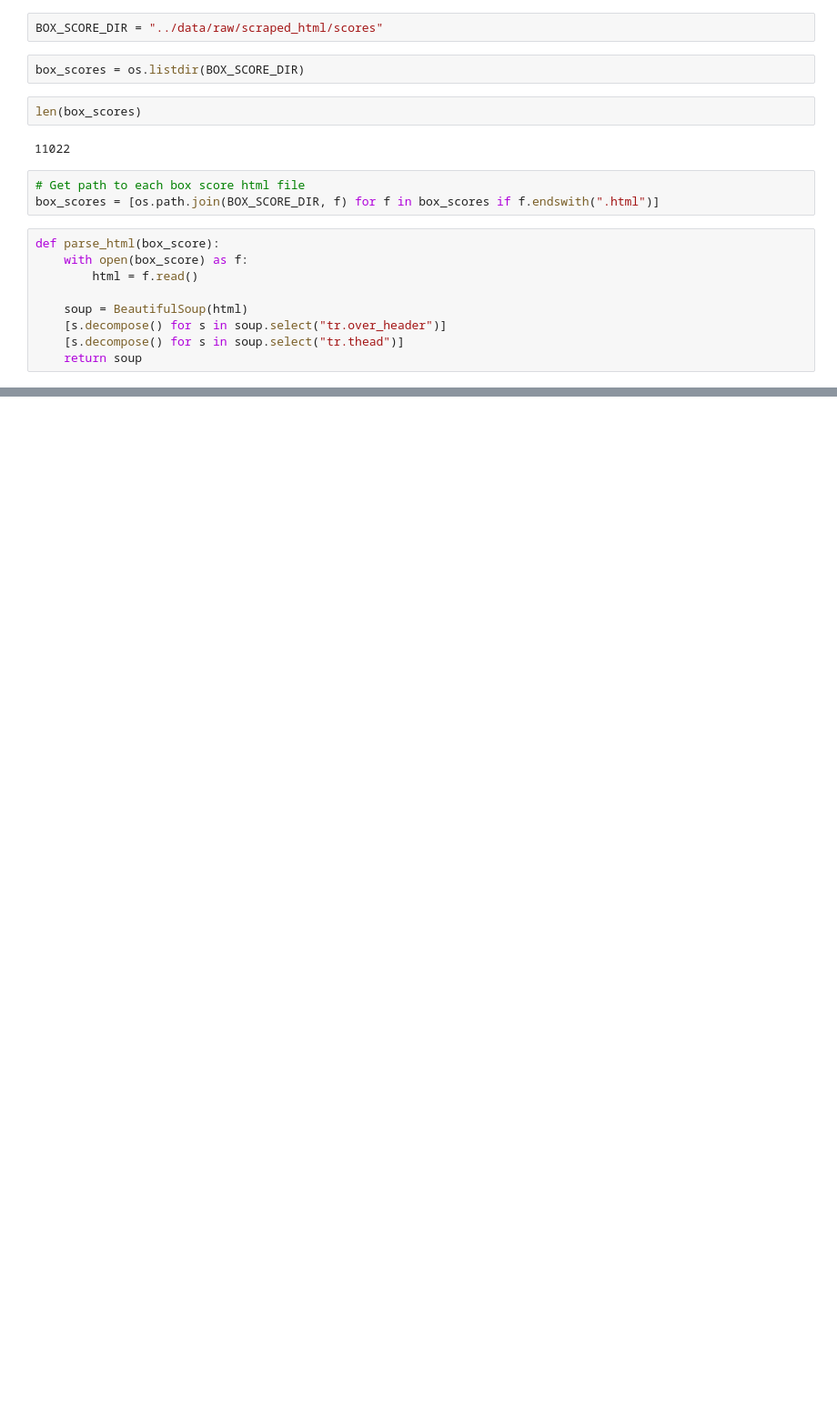
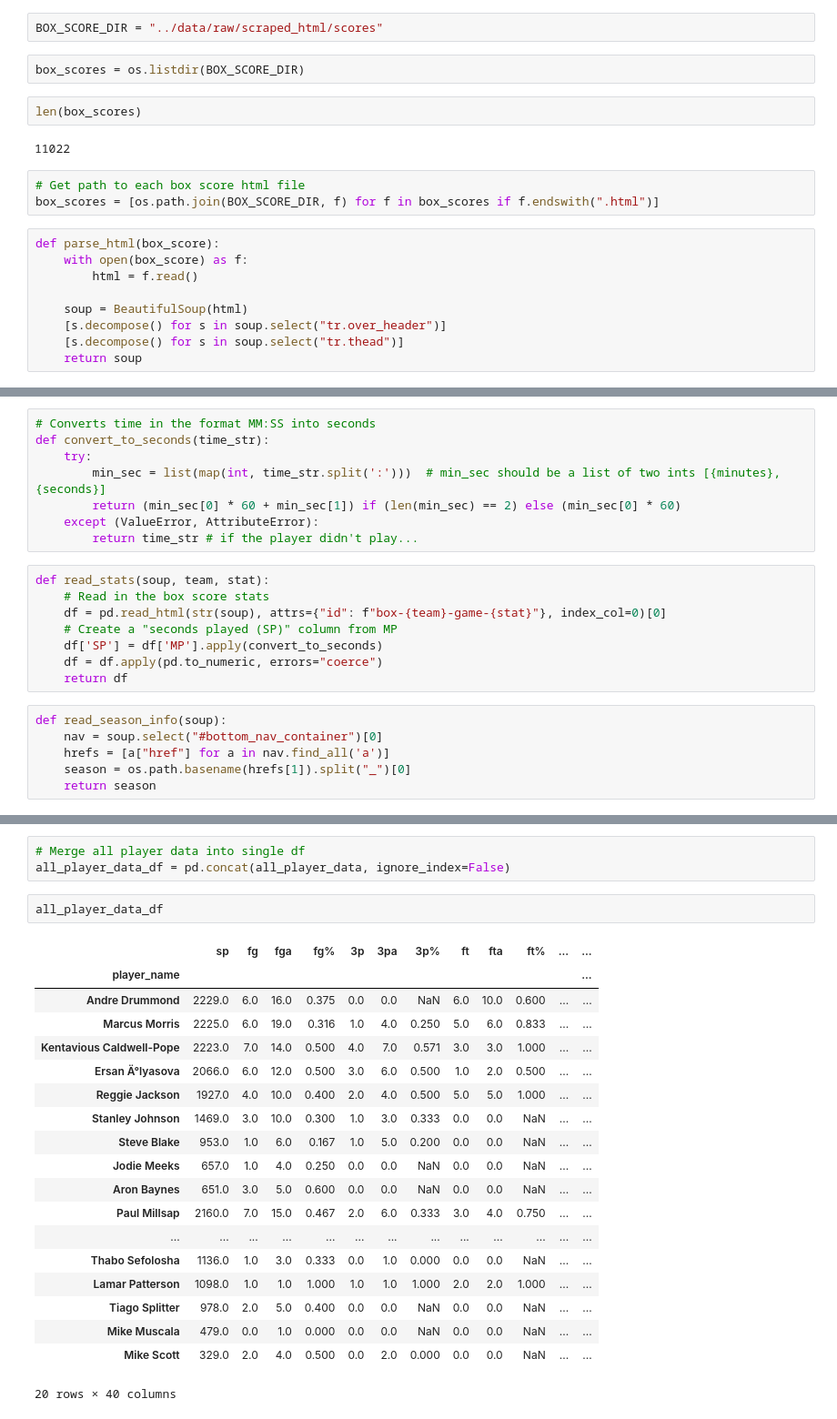
Before and after one commit to rqian239/RunTime, a Jupyter notebook: runtime/notebooks/parse_player_data.ipynb, the cells around one changed output, grey strips where cells are left out. Shown at 91% size. Saved outputs shown, nothing was run; the diff lists cells and outputs as text; blank space fills up the shorter version.

Commit message:
Parse player data notebook should be done

```diff
--- a/runtime/notebooks/parse_player_data.ipynb
+++ b/runtime/notebooks/parse_player_data.ipynb
@@ -27,0 +37,22 @@ soup = parse_html(box_score)
+# %%
+# Converts time in the format MM:SS into seconds
+def convert_to_seconds(time_str):
+    try:
+        min_sec = list(map(int, time_str.split(':')))  # min_sec should be a list of two ints [{minutes}, {seconds}]
+        return (min_sec[0] * 60 + min_sec[1]) if (len(min_sec) == 2) else (min_sec[0] * 60)
+    except (ValueError, AttributeError):
+        return time_str # if the player didn't play...
+# %%
+def read_stats(soup, team, stat):
+    # Read in the box score stats
+    df = pd.read_html(str(soup), attrs={"id": f"box-{team}-game-{stat}"}, index_col=0)[0]
+    # Create a "seconds played (SP)" column from MP
+    df['SP'] = df['MP'].apply(convert_to_seconds)
+    df = df.apply(pd.to_numeric, errors="coerce")
+    return df
+# %%
+def read_season_info(soup):
+    nav = soup.select("#bottom_nav_container")[0]
+    hrefs = [a["href"] for a in nav.find_all('a')]
+    season = os.path.basename(hrefs[1]).split("_")[0]
+    return season
@@ -27,0 +195,25 @@ soup = parse_html(box_score)
+# %%
+# Merge all player data into single df
+all_player_data_df = pd.concat(all_player_data, ignore_index=False)
+# %%
+all_player_data_df
+# %% [output]
+|  | sp | fg | fga | fg% | 3p | 3pa | 3p% | ft | fta | ft% | ... | ... |
+| player_name |  |  |  |  |  |  |  |  |  |  |  | ... |
+| Andre Drummond | 2229.0 | 6.0 | 16.0 | 0.375 | 0.0 | 0.0 | NaN | 6.0 | 10.0 | 0.600 | ... | ... |
+| Marcus Morris | 2225.0 | 6.0 | 19.0 | 0.316 | 1.0 | 4.0 | 0.250 | 5.0 | 6.0 | 0.833 | ... | ... |
+| Kentavious Caldwell-Pope | 2223.0 | 7.0 | 14.0 | 0.500 | 4.0 | 7.0 | 0.571 | 3.0 | 3.0 | 1.000 | ... | ... |
+| Ersan Ä°lyasova | 2066.0 | 6.0 | 12.0 | 0.500 | 3.0 | 6.0 | 0.500 | 1.0 | 2.0 | 0.500 | ... | ... |
+| Reggie Jackson | 1927.0 | 4.0 | 10.0 | 0.400 | 2.0 | 4.0 | 0.500 | 5.0 | 5.0 | 1.000 | ... | ... |
+| Stanley Johnson | 1469.0 | 3.0 | 10.0 | 0.300 | 1.0 | 3.0 | 0.333 | 0.0 | 0.0 | NaN | ... | ... |
+| Steve Blake | 953.0 | 1.0 | 6.0 | 0.167 | 1.0 | 5.0 | 0.200 | 0.0 | 0.0 | NaN | ... | ... |
+| Jodie Meeks | 657.0 | 1.0 | 4.0 | 0.250 | 0.0 | 0.0 | NaN | 0.0 | 0.0 | NaN | ... | ... |
+| Aron Baynes | 651.0 | 3.0 | 5.0 | 0.600 | 0.0 | 0.0 | NaN | 0.0 | 0.0 | NaN | ... | ... |
+| Paul Millsap | 2160.0 | 7.0 | 15.0 | 0.467 | 2.0 | 6.0 | 0.333 | 3.0 | 4.0 | 0.750 | ... | ... |
+| ... | ... | ... | ... | ... | ... | ... | ... | ... | ... | ... | ... | ... |
+| Thabo Sefolosha | 1136.0 | 1.0 | 3.0 | 0.333 | 0.0 | 1.0 | 0.000 | 0.0 | 0.0 | NaN | ... | ... |
+| Lamar Patterson | 1098.0 | 1.0 | 1.0 | 1.000 | 1.0 | 1.0 | 1.000 | 2.0 | 2.0 | 1.000 | ... | ... |
+| Tiago Splitter | 978.0 | 2.0 | 5.0 | 0.400 | 0.0 | 0.0 | NaN | 0.0 | 0.0 | NaN | ... | ... |
+| Mike Muscala | 479.0 | 0.0 | 1.0 | 0.000 | 0.0 | 0.0 | NaN | 0.0 | 0.0 | NaN | ... | ... |
+| Mike Scott | 329.0 | 2.0 | 4.0 | 0.500 | 0.0 | 2.0 | 0.000 | 0.0 | 0.0 | NaN | ... | ... |
+20 rows × 40 columns
```
Also changed, not shown: parts of 10 cells of this notebook.
